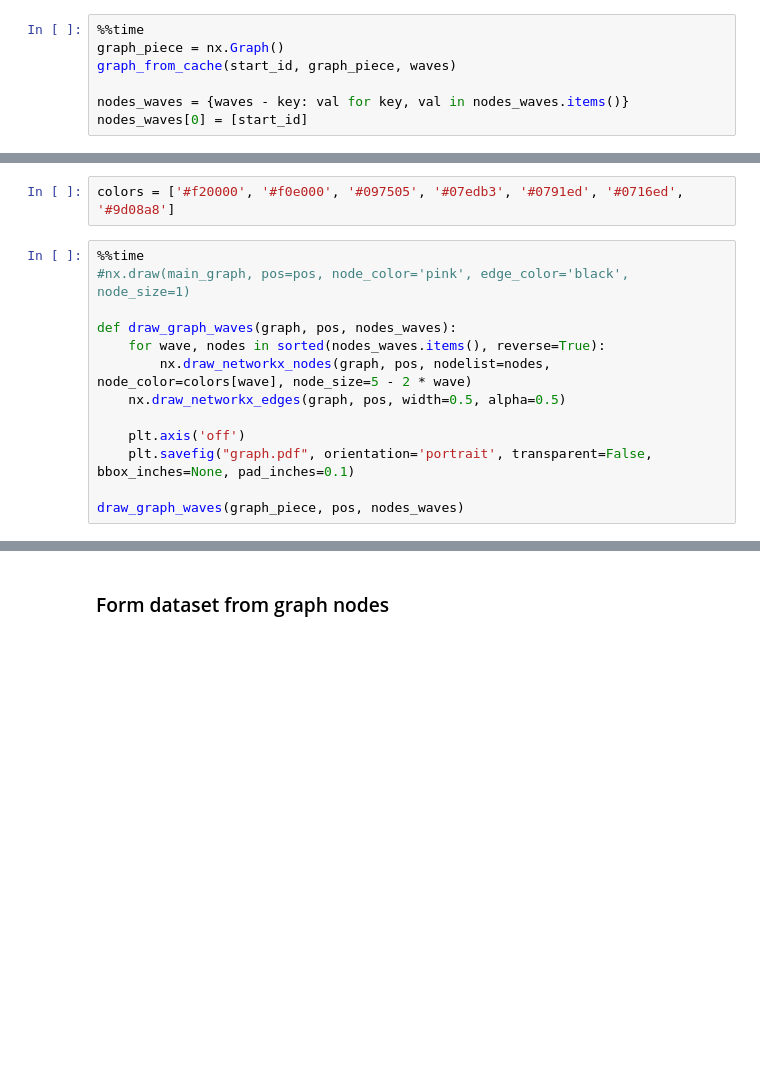
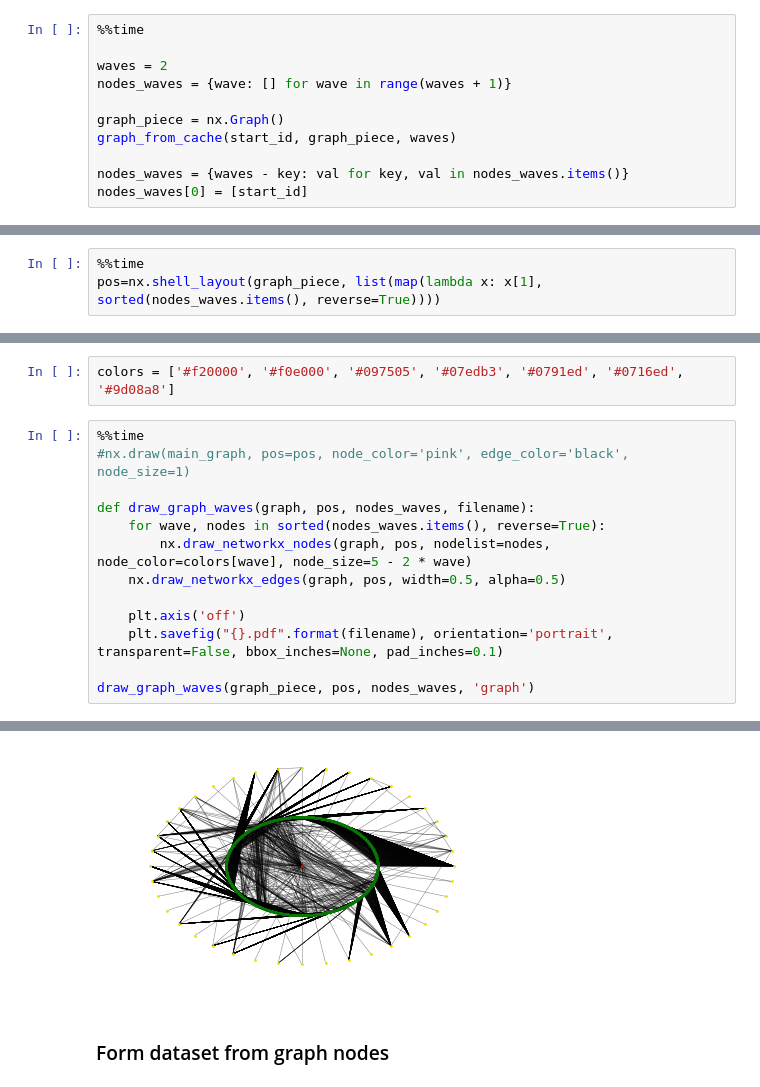
Before and after one commit to lapsya/100daysofcode, a Jupyter notebook: graph_clustering/vk_graph.ipynb, the cells around one changed output, grey strips where cells are left out. Cells and saved outputs as stored; diff of their text form; blank space fills up the shorter version.

Commit message:
day43 - minor updates to graph construction & drawing functions

```diff
--- a/graph_clustering/vk_graph.ipynb
+++ b/graph_clustering/vk_graph.ipynb
@@ -171,5 +174,9 @@ nodes_waves = {wave: [] for wave in range(waves + 1)}
 # %%
 %%time
+
+waves = 2
+nodes_waves = {wave: [] for wave in range(waves + 1)}
+
 graph_piece = nx.Graph()
 graph_from_cache(start_id, graph_piece, waves)
 
@@ -196,0 +201,3 @@ pos=nx.spring_layout(graph_piece)
+# %%
+%%time
+pos=nx.shell_layout(graph_piece, list(map(lambda x: x[1], sorted(nodes_waves.items(), reverse=True))))
@@ -200,12 +210,13 @@ colors = ['#f20000', '#f0e000', '#097505', '#07edb3', '#0791ed', '#0716ed', '#9d
 %%time
 #nx.draw(main_graph, pos=pos, node_color='pink', edge_color='black', node_size=1)
 
-def draw_graph_waves(graph, pos, nodes_waves):
+def draw_graph_waves(graph, pos, nodes_waves, filename):
     for wave, nodes in sorted(nodes_waves.items(), reverse=True):
         nx.draw_networkx_nodes(graph, pos, nodelist=nodes, node_color=colors[wave], node_size=5 - 2 * wave)
     nx.draw_networkx_edges(graph, pos, width=0.5, alpha=0.5)
 
     plt.axis('off')
-    plt.savefig("graph.pdf", orientation='portrait', transparent=False, bbox_inches=None, pad_inches=0.1)
+    plt.savefig("{}.pdf".format(filename), orientation='portrait', transparent=False, bbox_inches=None, pad_inches=0.1)
 
-draw_graph_waves(graph_piece, pos, nodes_waves)
+draw_graph_waves(graph_piece, pos, nodes_waves, 'graph')
+# %% [output]
@@ -212,3 +225,4 @@ draw_graph_waves(graph_piece, pos, nodes_waves)
+[figure, added]
 # %% [markdown]
 ### Form dataset from graph nodes
 # %%
```
Also changed, not shown: parts of 23 cells of this notebook, 2 other files.
